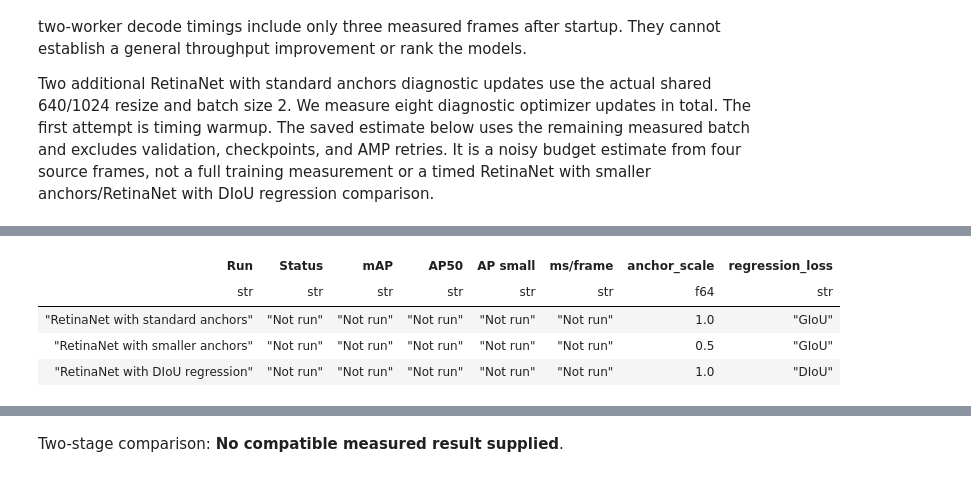
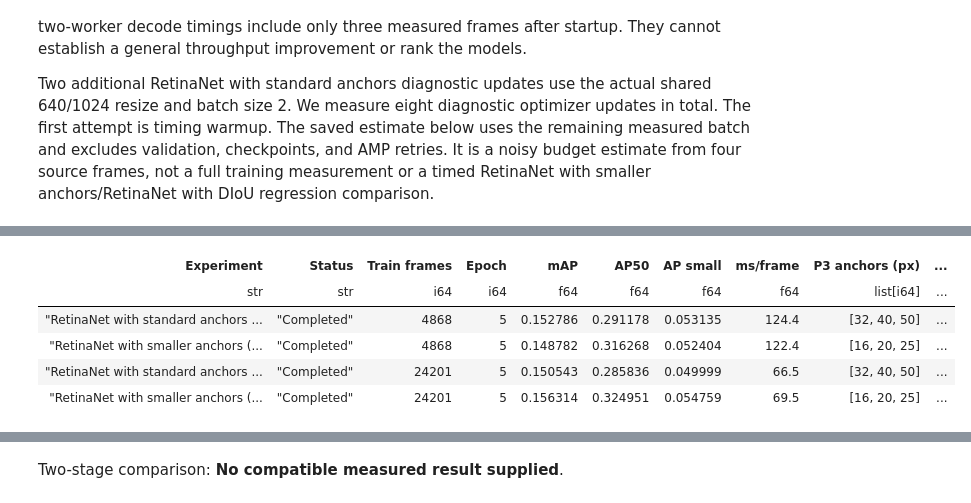
Before and after one commit to ke1rro/hm2, a Jupyter notebook: notebooks/02_retinanet.ipynb, the cells around one changed output, grey strips where cells are left out. Saved outputs shown, nothing was run; the diff lists cells and outputs as text; code cells hidden in the pictures.

Commit message:
feat: add retina analysis

```diff
--- a/notebooks/02_retinanet.ipynb
+++ b/notebooks/02_retinanet.ipynb
@@ -28,6 +34,7 @@ import torchvision
 from decouple import config
 from IPython.display import Image as DisplayImage
 from IPython.display import Markdown, display
+from PIL import Image
 
 working_directory = Path.cwd().resolve()
 REPOSITORY_ROOT = next(
@@ -41,9 +48,9 @@ from hm2.data import CLASS_NAMES, find_dataset_root
 from hm2.detection_data import DetectionDataset, make_loader, select_frames
 from hm2.evaluation import evaluate_coco, predictions_to_coco
 from hm2.experiment_checkpoint import load_checkpoint
+from hm2.experiment_names import EXPERIMENTS as BATCH_EXPERIMENTS
 from hm2.experiment_names import (
     describe_text,
-    descriptive_name,
     experiment_label,
     result_directory,
     storage_id,
@@ -55,14 +62,22 @@ from hm2.retinanet import (
     run_smoke_test,
     train_steps,
 )
-from hm2.visualization import draw_prediction_pair
+from hm2.retinanet_analysis import PLOT_COLORS, PLOT_LABELS
 
 METADATA_DIRECTORY = REPOSITORY_ROOT / "data/metadata"
 EXPERIMENT_DIRECTORY = REPOSITORY_ROOT / "data/experiments/retinanet"
+RESULTS_DIRECTORY = Path(
+    config(
+        "RETINANET_BATCH_DIR",
+        default=str(REPOSITORY_ROOT / "results/retinanet/retinanet_stride5_full_5epochs_seed2026"),
+    )
+).expanduser()
 DEVICE = torch.device("cuda" if torch.cuda.is_available() else "cpu")
 torch.set_num_threads(2)
 torch.backends.cudnn.benchmark = False
-pl.Config.set_tbl_rows(12)
+pl.Config.set_tbl_rows(32)
+pl.Config.set_tbl_cols(12)
+pl.Config.set_fmt_str_lengths(90)
 logging.basicConfig(level=logging.INFO, stream=sys.stdout)
 
 runtime = {
@@ -657,38 +683,29 @@ saved in each result JSON. Missing experiments remain explicitly marked `Not run
 # %%
-graded_results = {}
+experiment_records: dict[str, dict] = {
+    name: {
+        record: json.loads((RESULTS_DIRECTORY / name / f"{record}.json").read_text())
+        for record in ("config", "status", "metrics")
+    }
+    for name in BATCH_EXPERIMENTS
+}
+
 result_rows = []
-for run, settings in EXPERIMENTS.items():
-    path = result_directory(EXPERIMENT_DIRECTORY, run) / "result.json"
-    if path.is_file():
-        result = json.loads(path.read_text())
-        saved_config = result["config"]
-        if (
-            saved_config["validation_protocol"] != validation_protocol
-            or saved_config["training"] != TRAINING
-            or saved_config["variant"] != settings
-            or saved_config["initialization"] != "COCO-pretrained"
-            or saved_config["model"] != "retinanet_resnet50_fpn_v2"
-        ):
-            raise ValueError(f"Incompatible training or validation configuration in {path}.")
-        graded_results[run] = result
-        metrics = result["metrics"]
-        row = {
-            "Run": experiment_label(run),
-            "Status": result["status"],
-            "mAP": f"{metrics['map']:.4f}",
-            "AP50": f"{metrics['ap50']:.4f}",
-            "AP small": f"{metrics['ap_small']:.4f}",
-            "ms/frame": f"{result['inference']['milliseconds_per_frame']:.1f}",
+for name, records in experiment_records.items():
+    validation = records["metrics"][-1]
+    metrics = validation["metrics"]
+    result_rows.append(
+        {
+            "Experiment": experiment_label(name),
+            "Status": "Completed" if records["status"]["completed"] else "Partial",
+            "Train frames": records["status"]["train_frames"],
+            "Epoch": validation["epoch"],
+            "mAP": round(metrics["map"], 6),
+            "AP50": round(metrics["ap50"], 6),
+            "AP small": round(metrics["ap_small"], 6),
+            "ms/frame": round(validation["inference"]["milliseconds_per_frame"], 1),
+            "P3 anchors (px)": records["config"]["anchor_sizes"][0],
+            "Regression loss": records["config"]["loss"]["regression"],
         }
-    else:
-        row = {
-            "Run": experiment_label(run),
-            "Status": "Not run",
-            "mAP": "Not run",
-            "AP50": "Not run",
-            "AP small": "Not run",
-            "ms/frame": "Not run",
-        }
-    result_rows.append({**row, **settings})
+    )
 pl.from_dicts(result_rows)
 # %% [output]
@@ -696,7 +713,8 @@ shape: (3, 8)
-| Run | Status | mAP | AP50 | AP small | ms/frame | anchor_scale | regression_loss |
-| str | str | str | str | str | str | f64 | str |
-| "RetinaNet with standard anchors" | "Not run" | "Not run" | "Not run" | "Not run" | "Not run" | 1.0 | "GIoU" |
-| "RetinaNet with smaller anchors" | "Not run" | "Not run" | "Not run" | "Not run" | "Not run" | 0.5 | "GIoU" |
-| "RetinaNet with DIoU regression" | "Not run" | "Not run" | "Not run" | "Not run" | "Not run" | 1.0 | "DIoU" |
+| Experiment | Status | Train frames | Epoch | mAP | AP50 | AP small | ms/frame | P3 anchors (px) | ... |
+| str | str | i64 | i64 | f64 | f64 | f64 | f64 | list[i64] | ... |
+| "RetinaNet with standard anchors ... | "Completed" | 4868 | 5 | 0.152786 | 0.291178 | 0.053135 | 124.4 | [32, 40, 50] | ... |
+| "RetinaNet with smaller anchors (... | "Completed" | 4868 | 5 | 0.148782 | 0.316268 | 0.052404 | 122.4 | [16, 20, 25] | ... |
+| "RetinaNet with standard anchors ... | "Completed" | 24201 | 5 | 0.150543 | 0.285836 | 0.049999 | 66.5 | [32, 40, 50] | ... |
+| "RetinaNet with smaller anchors (... | "Completed" | 24201 | 5 | 0.156314 | 0.324951 | 0.054759 | 69.5 | [16, 20, 25] | ... |
 # %%
 per_class_rows = [
```
Also changed, not shown: parts of 13 cells of this notebook, 6 other files.
